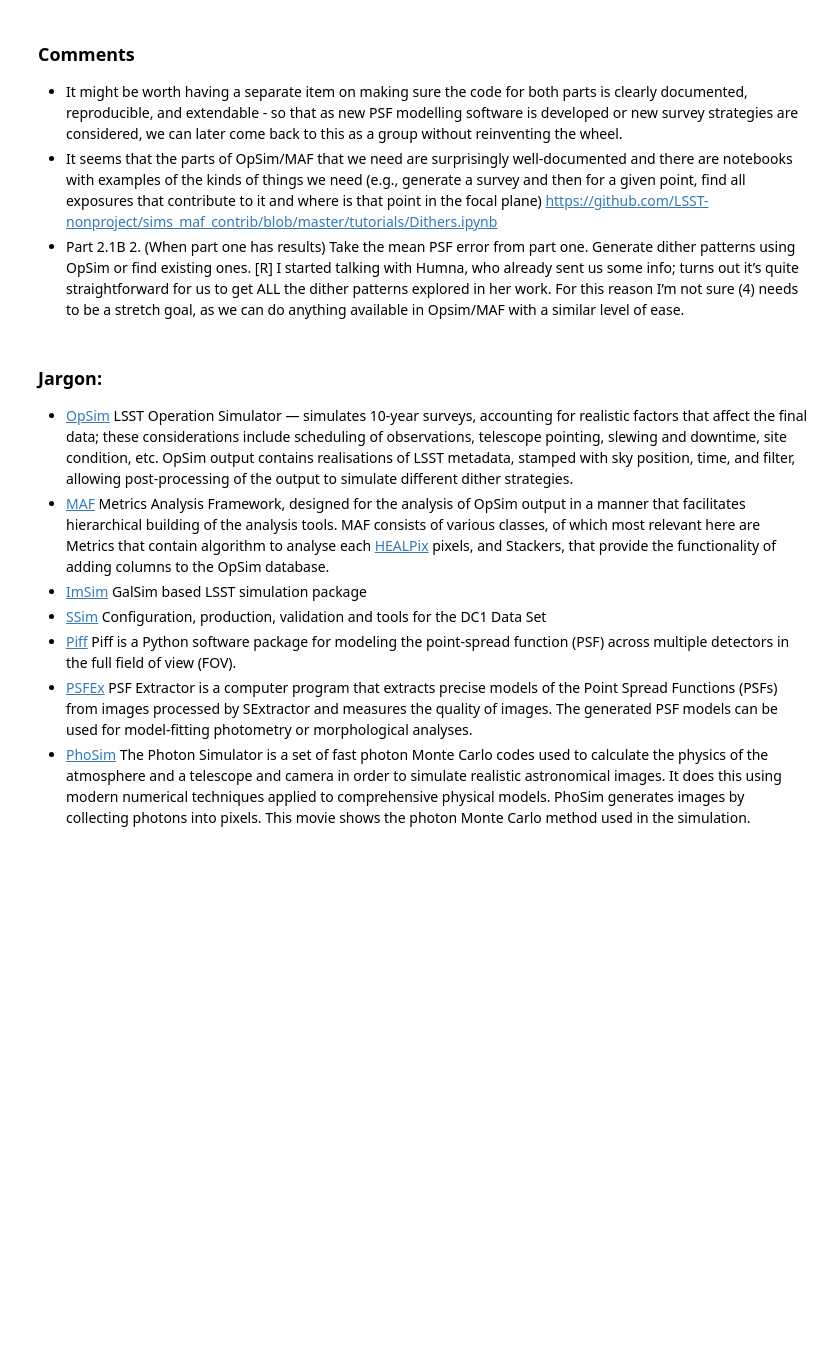
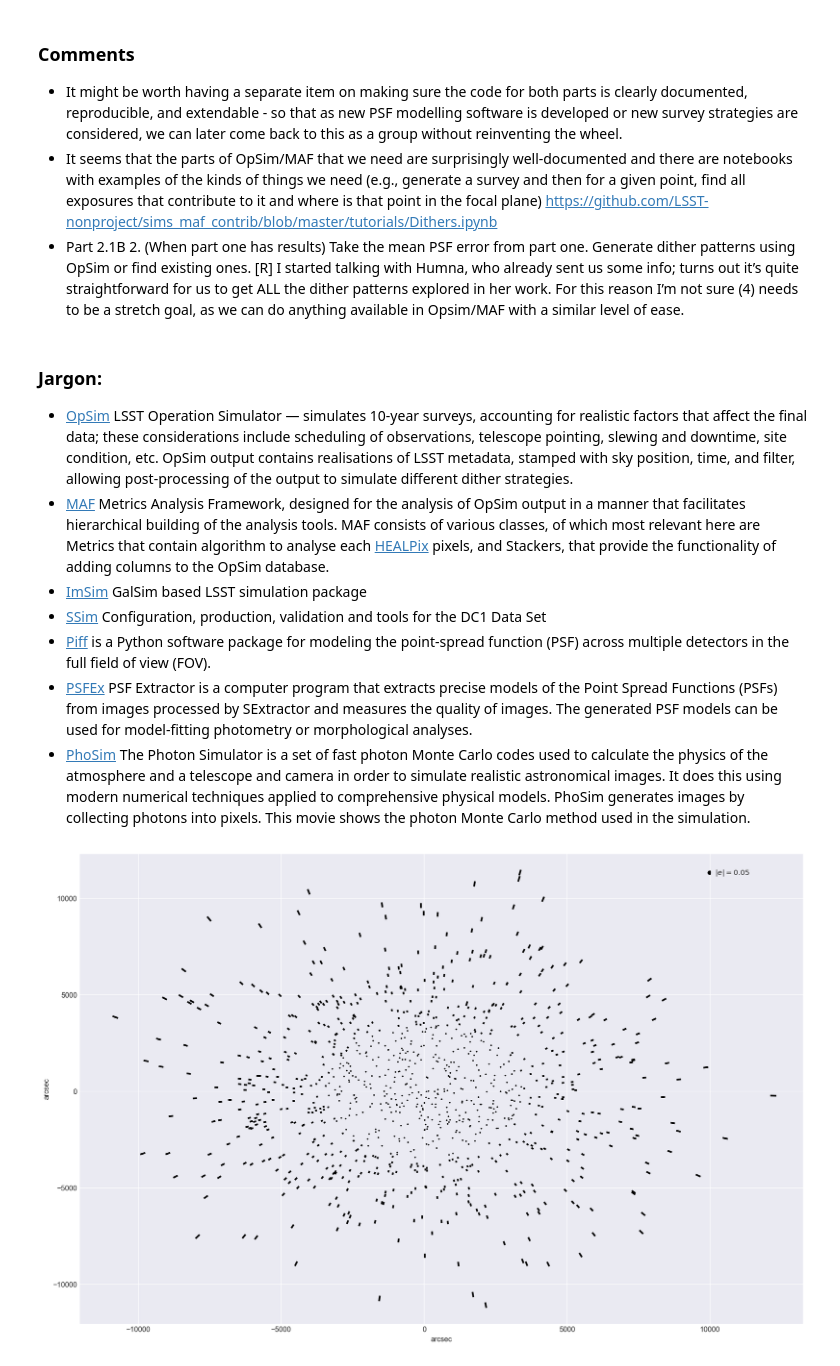
Before and after one commit to hsnee/lsstpsf, a Jupyter notebook: errors.ipynb, the cells around one changed output. Saved outputs shown, nothing was run; the diff lists cells and outputs as text; code cells hidden in the pictures; blank space fills up the shorter version.

```diff
--- a/errors.ipynb
+++ b/errors.ipynb
@@ -225,3 +204,22 @@ def plotDither(ditherStacker, nvisits=1000, addPolygon=True):
     plt.plot(x, y, 'k-', alpha=0.2)
     plt.plot(x, y, 'r.')
     plt.title(s.__class__.__name__)
+# %%
+nvisits=1000; addPolygon=True
+fieldIds = np.ones(nvisits, int)
+fieldRA = np.zeros(nvisits, float) + np.radians(10.0)
+fieldDec = np.zeros(nvisits, float)
+night = np.arange(0, nvisits/2.0, 0.5)
+night = np.floor(night)
+simdata = np.core.records.fromarrays([fieldIds, fieldRA, fieldDec, night],
+                                     names = ['fieldID', 'fieldRA', 'fieldDec', 'night'])
+
+ditherStacker = stackers.RandomDitherFieldPerVisitStacker(maxDither=1.75, inHex=False)
+simdata = ditherStacker.run(simdata)
+
+x = np.degrees(simdata[s.colsAdded[0]])
+y = np.degrees(simdata[s.colsAdded[1]])
+# for i in range(len(x)):
+#     print x[i],y[i]# plt.plot(x, y, 'k-', alpha=0.2)
+a = np.histogram2d(x,y)
+a
@@ -241,6 +307,6 @@ NameError: name 'stackers' is not defined
 - [MAF](https://github.com/lsst/sims_maf) Metrics Analysis Framework, designed for the analysis of OpSim output in a manner that facilitates hierarchical building of the analysis tools. MAF consists of various classes, of which most relevant here are Metrics that contain algorithm to analyse each [HEALPix](https://healpix.sourceforge.net/documentation.php) pixels, and Stackers, that provide the functionality of adding columns to the OpSim database.
 - [ImSim](https://github.com/LSSTDESC/imSim) GalSim based LSST simulation package
 - [SSim](https://github.com/LSSTDESC/SSim_DC1) Configuration, production, validation and tools for the DC1 Data Set
-- [Piff](https://rmjarvis.github.io/Piff/html/index.html) Piff is a Python software package for modeling the point-spread function (PSF) across multiple detectors in the full field of view (FOV).
+- [Piff](https://rmjarvis.github.io/Piff/html/index.html) is a Python software package for modeling the point-spread function (PSF) across multiple detectors in the full field of view (FOV).
 - [PSFEx](https://psfex.readthedocs.io/en/latest/) PSF Extractor is a computer program that extracts precise models of the Point Spread Functions (PSFs) from images processed by SExtractor and measures the quality of images. The generated PSF models can be used for model-fitting photometry or morphological analyses.
 - [PhoSim](https://www.lsst.org/scientists/simulations/phosim) The Photon Simulator is a set of fast photon Monte Carlo codes used to calculate the physics of the atmosphere and a telescope and camera in order to simulate realistic astronomical images. It does this using modern numerical techniques applied to comprehensive physical models. PhoSim generates images by collecting photons into pixels. This movie shows the photon Monte Carlo method used in the simulation.
@@ -246,0 +439,6 @@ NameError: name 'stackers' is not defined
+# %%
+inst = ModelErrors()
+inst.getModel('radial')
+inst.plotPattern()
+# %% [output]
+[figure, added]
```
Also changed, not shown: parts of 29 cells of this notebook.
